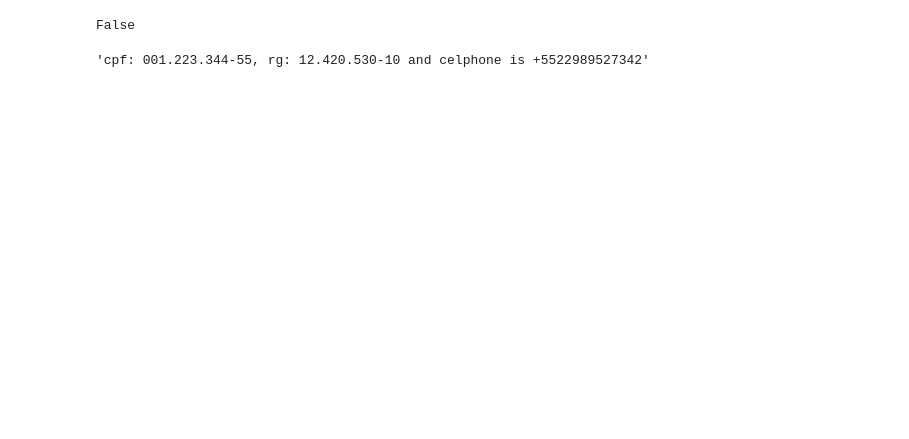
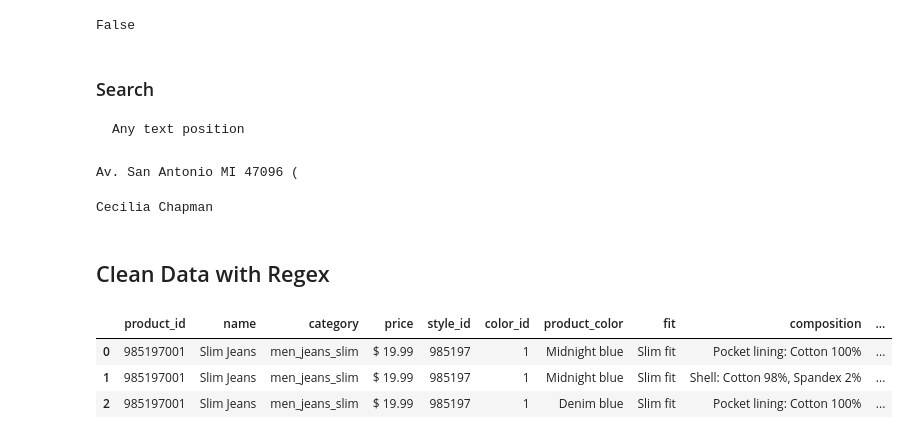
Before and after one commit to MarcosRMG/ds_ao_dev, a Jupyter notebook: notebooks/DS ao DEV.ipynb, the cells around one changed output. Drawn from its saved outputs; the diff is of its cells as text; code cells hidden in the pictures; blank space fills up the shorter version.

Commit message:
Regex

```diff
--- a/notebooks/DS ao DEV.ipynb
+++ b/notebooks/DS ao DEV.ipynb
@@ -811,9 +808,37 @@ text = f'cpf: {cpf}, rg: {rg} and celphone is {cel}'
 bool(re.match(mask_cel, text))
 # %% [output]
 False
+# %% [markdown]
+### Search
+
+    Any text position
 # %%
 # Street
 
-mask = 'St|Av'
+mask = '\w{2}\..*\d{5}'
+mask_2 = '(\w{2}\..+)\s\('
+
+print(re.search(mask_2, address_2).group(0))
 # %% [output]
-'cpf: 001.223.344-55, rg: 12.420.530-10 and celphone is +5522989527342'
+Av. San Antonio MI 47096 (
+# %%
+# Name
+
+mask = '^\w+\s\w+'
+
+print(re.search(mask, address).group(0))
+# %% [output]
+Cecilia Chapman
+# %% [markdown]
+## Clean Data with Regex
+# %%
+data = pd.read_csv('../data/products_hnm.csv')
+data = data[['product_id', 'name', 'category', 'price',
+       'style_id', 'color_id', 'product_color', 'fit', 'composition', 'size',
+       'sustainable_materials', 'scrapy_datetime']]
+data.head(3)
+# %% [output]
+|  | product_id | name | category | price | style_id | color_id | product_color | fit | composition | ... |
+| 0 | 985197001 | Slim Jeans | men_jeans_slim | $ 19.99 | 985197 | 1 | Midnight blue | Slim fit | Pocket lining: Cotton 100% | ... |
+| 1 | 985197001 | Slim Jeans | men_jeans_slim | $ 19.99 | 985197 | 1 | Midnight blue | Slim fit | Shell: Cotton 98%, Spandex 2% | ... |
+| 2 | 985197001 | Slim Jeans | men_jeans_slim | $ 19.99 | 985197 | 1 | Denim blue | Slim fit | Pocket lining: Cotton 100% | ... |
```
Also changed, not shown: parts of 9 cells of this notebook, 2 other files.
